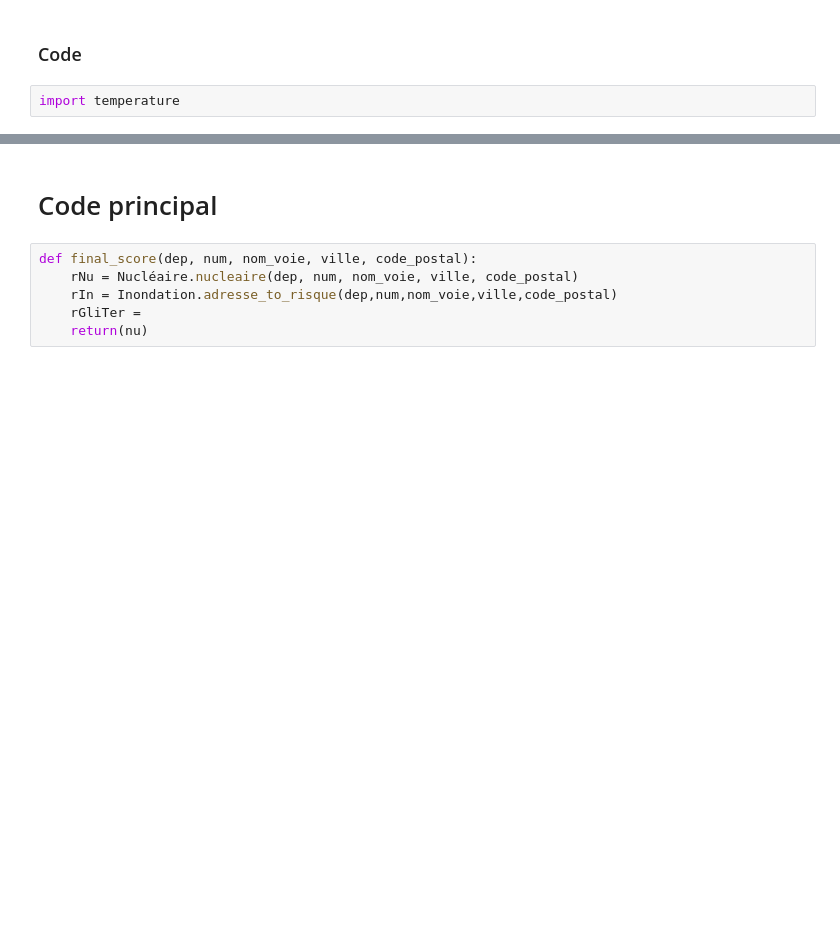
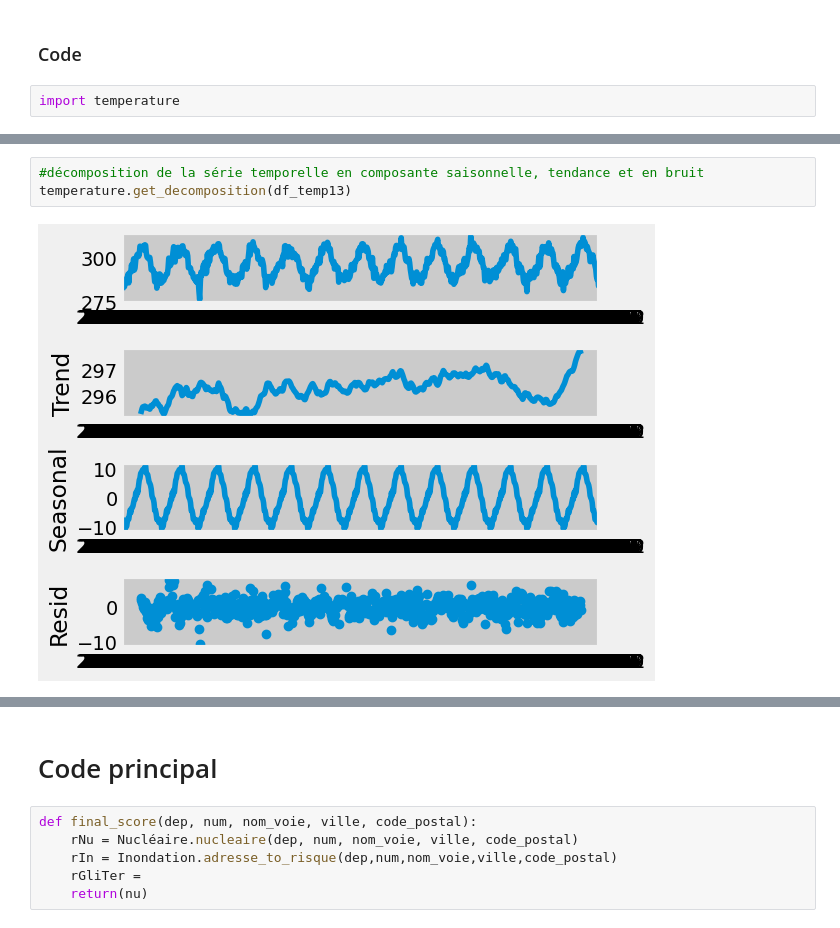
Before and after one commit to gbrugere/ProjPython, a Jupyter notebook: main.ipynb, the cells around one changed output, grey strips where cells are left out. Cells and saved outputs as stored; diff of their text form; blank space fills up the shorter version.

```diff
--- a/main.ipynb
+++ b/main.ipynb
@@ -109,0 +138,5 @@ import temperature
+# %%
+#décomposition de la série temporelle en composante saisonnelle, tendance et en bruit
+temperature.get_decomposition(df_temp13)
+# %% [output]
+[figure, added]
```
Also changed, not shown: parts of 12 cells of this notebook, 1 other file.
